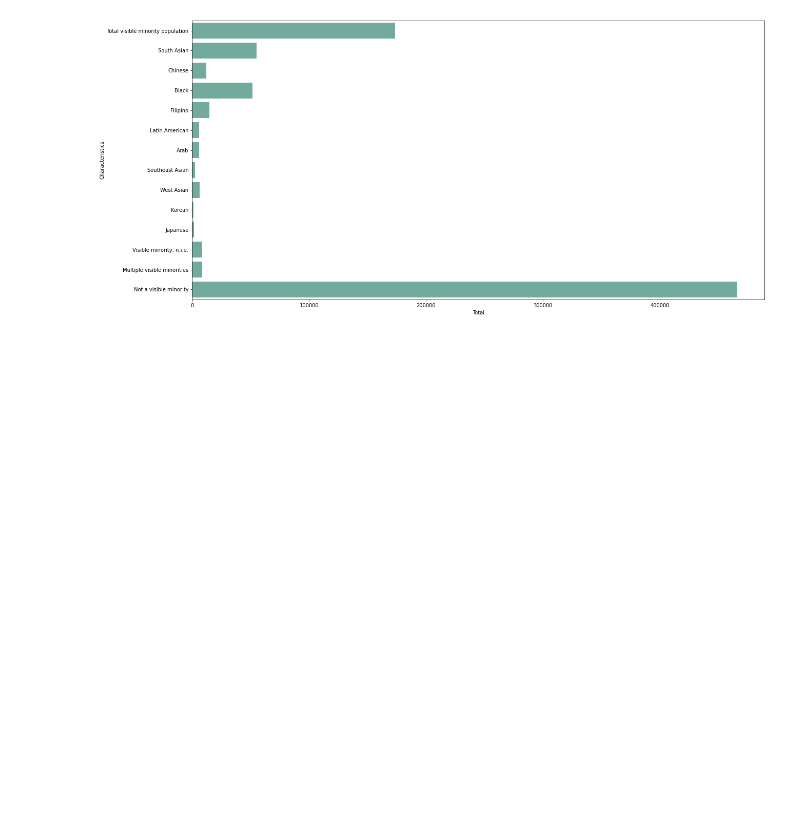
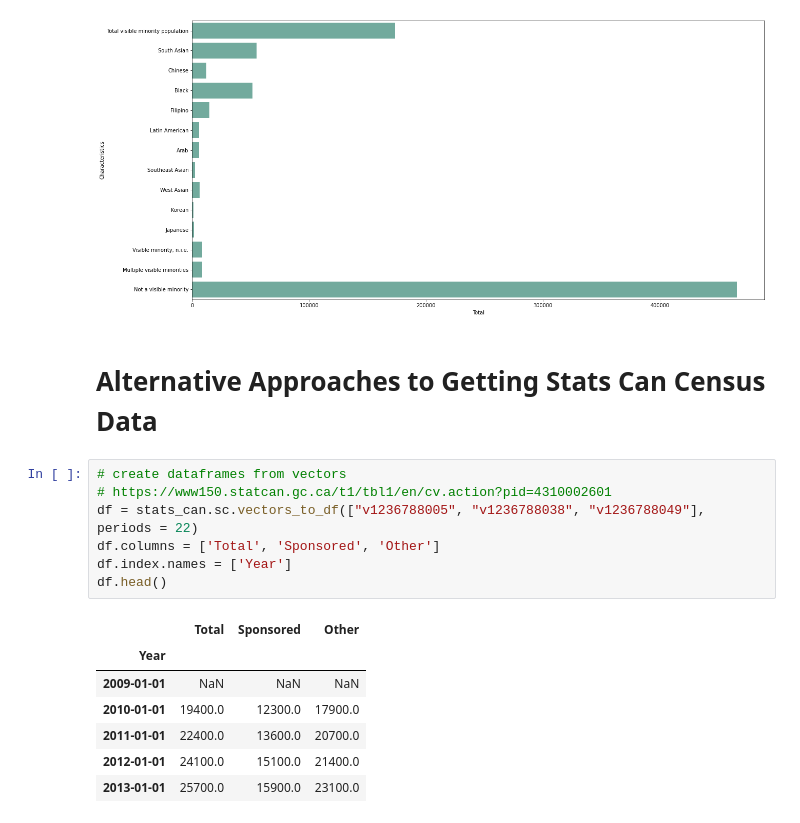
Before and after one commit to gbby/teaching-notebooks, a Jupyter notebook: durham_bars.ipynb, the cells around one changed output. Cells and saved outputs as stored; diff of their text form; blank space fills up the shorter version.

```diff
--- a/durham_bars.ipynb
+++ b/durham_bars.ipynb
@@ -64,3 +88,20 @@ sns.barplot(
 );
 # %% [output]
 [figure]
+# %% [markdown]
+# Alternative Approaches to Getting Stats Can Census Data
+# %%
+# create dataframes from vectors
+# https://www150.statcan.gc.ca/t1/tbl1/en/cv.action?pid=4310002601
+df = stats_can.sc.vectors_to_df(["v1236788005", "v1236788038", "v1236788049"], periods = 22)
+df.columns = ['Total', 'Sponsored', 'Other']
+df.index.names = ['Year']
+df.head()
+# %% [output]
+|  | Total | Sponsored | Other |
+| Year |  |  |  |
+| 2009-01-01 | NaN | NaN | NaN |
+| 2010-01-01 | 19400.0 | 12300.0 | 17900.0 |
+| 2011-01-01 | 22400.0 | 13600.0 | 20700.0 |
+| 2012-01-01 | 24100.0 | 15100.0 | 21400.0 |
+| 2013-01-01 | 25700.0 | 15900.0 | 23100.0 |
```
Also changed, not shown: parts of 4 cells of this notebook.
